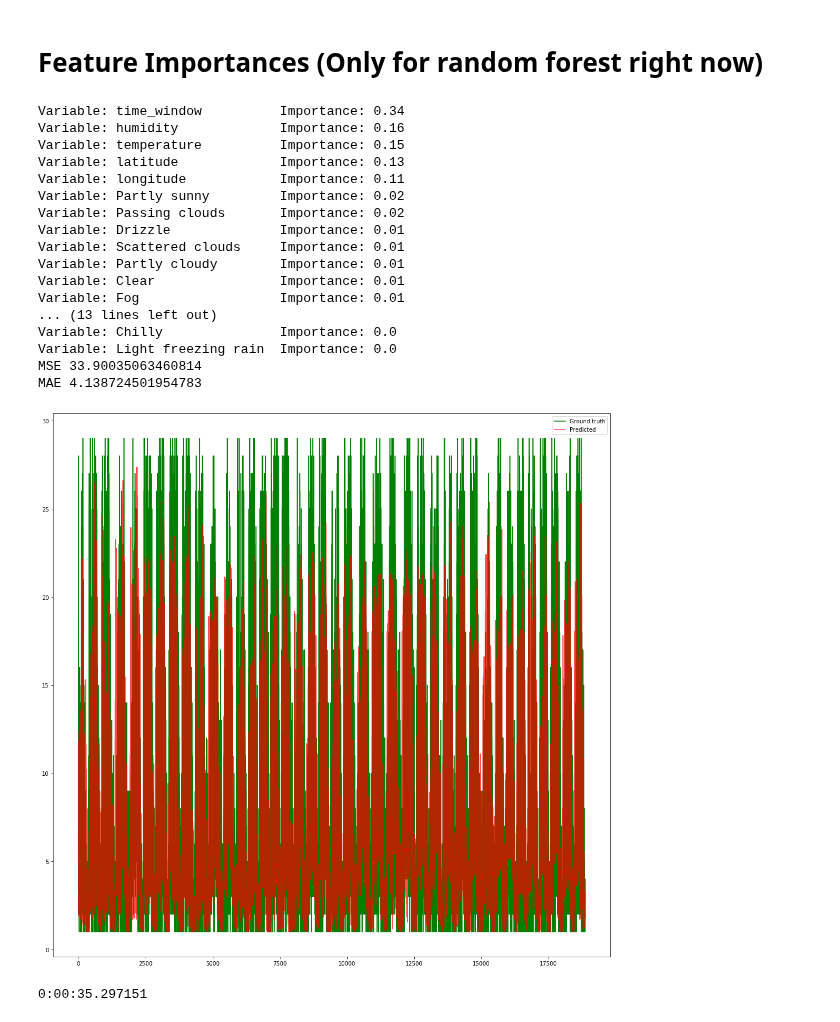
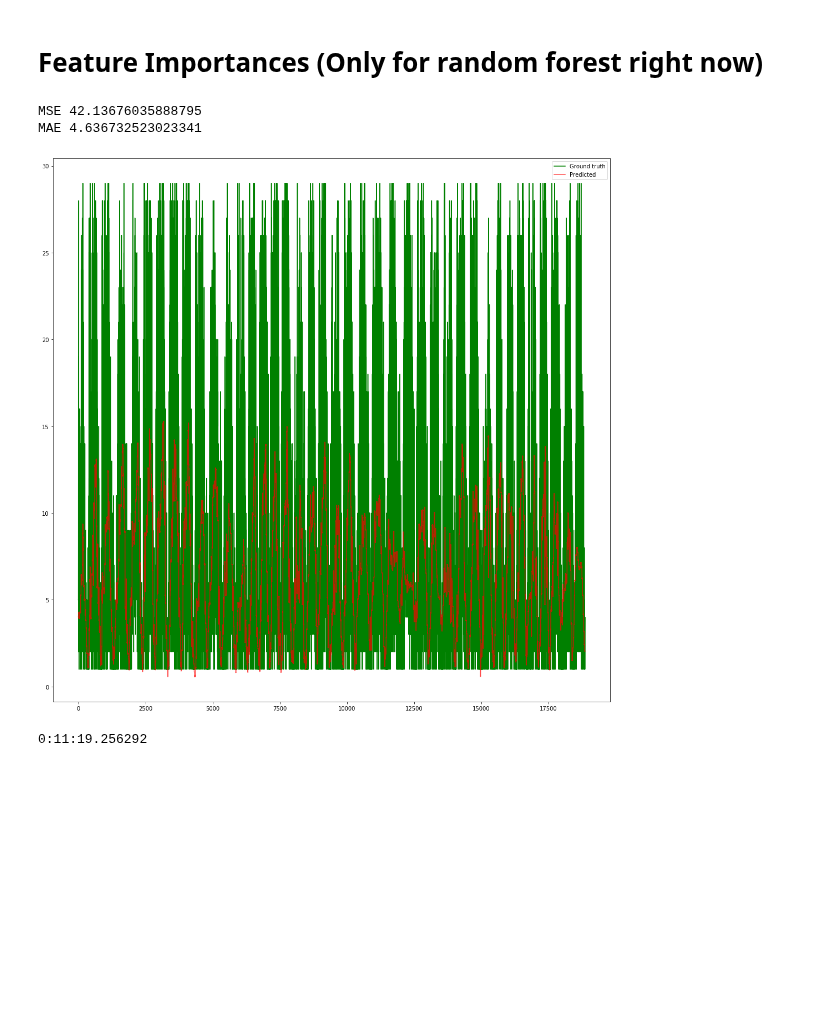
Before and after one commit to vandenbroucke/BRUBIKE, a Jupyter notebook: Predicting_Traffic_Different_models.ipynb, the cells around one changed output. Drawn from its saved outputs; the diff is of its cells as text; code cells hidden in the pictures; blank space fills up the shorter version.

Commit message:
SVM Regression already implemented

```diff
--- a/Predicting_Traffic_Different_models.ipynb
+++ b/Predicting_Traffic_Different_models.ipynb
@@ -201,7 +202,11 @@ def build_Random_forest_model():
     #model = RandomForestRegressor(max_depth=2, random_state=0,n_estimators=100)
     model = RandomForestRegressor()
     return model
+def build_SVM_REGRESSION_model():
+    model=SVR()
+    return model
 normal_model = build_Random_forest_model()
+normal_model=build_SVM_REGRESSION_model()
 model = normal_model
 # %% [output]
 WARNING: Logging before flag parsing goes to stderr.
@@ -336,13 +341,15 @@ def execute_Sequential_model(model,df):
 
     evaluate_model_and_show_graph(x_in,y_in,model)
     print("You are running a Sequential model")
-
     return model
 def execute_Random_forest_model(model,df_x,df_y):
-
     model.fit(df_x, df_y)
     print("You are running a RandomForest model")
     return model
+def execute_SVM_regression_model(model,df_x,df_y):
+    model.fit(df_x, df_y)
+    print("You are running a SVM-Regression model")
+    return model
 # %% [markdown]
 # Running models
 # %%
@@ -391,50 +427,62 @@ if isinstance(model,sklearn.ensemble.forest.RandomForestRegressor):
     importances = list(model.feature_importances_)
     # List of tuples with variable and importance
     feature_importances = [(feature, round(importance, 2)) for feature, importance in zip(feature_list, importances)]
     # Sort the feature importances by most important first
     feature_importances = sorted(feature_importances, key = lambda x: x[1], reverse = True)
     # Print out the feature and importances
     [print('Variable: {:20} Importance: {}'.format(*pair)) for pair in feature_importances];
     #print((model.feature_importances_.shape))
     def evaluate_random_forest_model(x_test,y_test):
 
         predictions = model.predict(x_test)
         #print(predictions)
         # Calculate the absolute errors
         errors = abs(predictions - y_test)
         #print(errors.shape)
         #print('Mean Absolute Error:', round(numpy.mean(errors), 2), 'bikes.')
         mse = mean_squared_error(predictions, y_test)
         mae=mean_absolute_error(predictions, y_test)
         print("MSE",mse)
         print("MAE",mae)
         plt.rcParams['figure.figsize'] = [18, 18]
         temp_df=y_test.reset_index(inplace=False)
         temp_df=temp_df.drop(columns="timestamp_from")
 
         l1, = plt.plot(temp_df, 'g')
         l2, = plt.plot(predictions, 'r', alpha=0.7)
         plt.legend(['Ground truth', 'Predicted'])
         plt.show()
     evaluate_random_forest_model(x_test,y_test)
-    print(dt.now()-start)
+if isinstance(model,sklearn.svm.classes.SVR):
+    #print(model.feature_importances_)
+
+    #print((model.feature_importances_.shape))
+    def evaluate_random_SVM_model(x_test,y_test):
+
+        predictions = model.predict(x_test)
+        #print(predictions)
+        # Calculate the absolute errors
+        errors = abs(predictions - y_test)
+        #print(errors.shape)
+        #print('Mean Absolute Error:', round(numpy.mean(errors), 2), 'bikes.')
+        mse = mean_squared_error(predictions, y_test)
+        mae=mean_absolute_error(predictions, y_test)
+        print("MSE",mse)
+        print("MAE",mae)
+        plt.rcParams['figure.figsize'] = [18, 18]
+        temp_df=y_test.reset_index(inplace=False)
+        temp_df=temp_df.drop(columns="timestamp_from")
+
+        l1, = plt.plot(temp_df, 'g')
+        l2, = plt.plot(predictions, 'r', alpha=0.7)
+        plt.legend(['Ground truth', 'Predicted'])
+        plt.show()
+    evaluate_random_SVM_model(x_test,y_test)
 # %% [output]
-Variable: time_window          Importance: 0.34
-Variable: humidity             Importance: 0.16
-Variable: temperature          Importance: 0.15
-Variable: latitude             Importance: 0.13
-Variable: longitude            Importance: 0.11
-Variable: Partly sunny         Importance: 0.02
-Variable: Passing clouds       Importance: 0.02
-Variable: Drizzle              Importance: 0.01
-Variable: Scattered clouds     Importance: 0.01
-Variable: Partly cloudy        Importance: 0.01
-Variable: Clear                Importance: 0.01
-Variable: Fog                  Importance: 0.01
-... (13 lines left out)
-Variable: Chilly               Importance: 0.0
-Variable: Light freezing rain  Importance: 0.0
-MSE 33.90035063460814
-MAE 4.138724501954783
+MSE 42.13676035888795
+MAE 4.636732523023341
-[figure, old version]
+[figure, new version]
-0:00:35.297151
+# %%
+ print(dt.now()-start)
+# %% [output]
+0:11:19.256292
```
Also changed, not shown: parts of 5 cells of this notebook.
